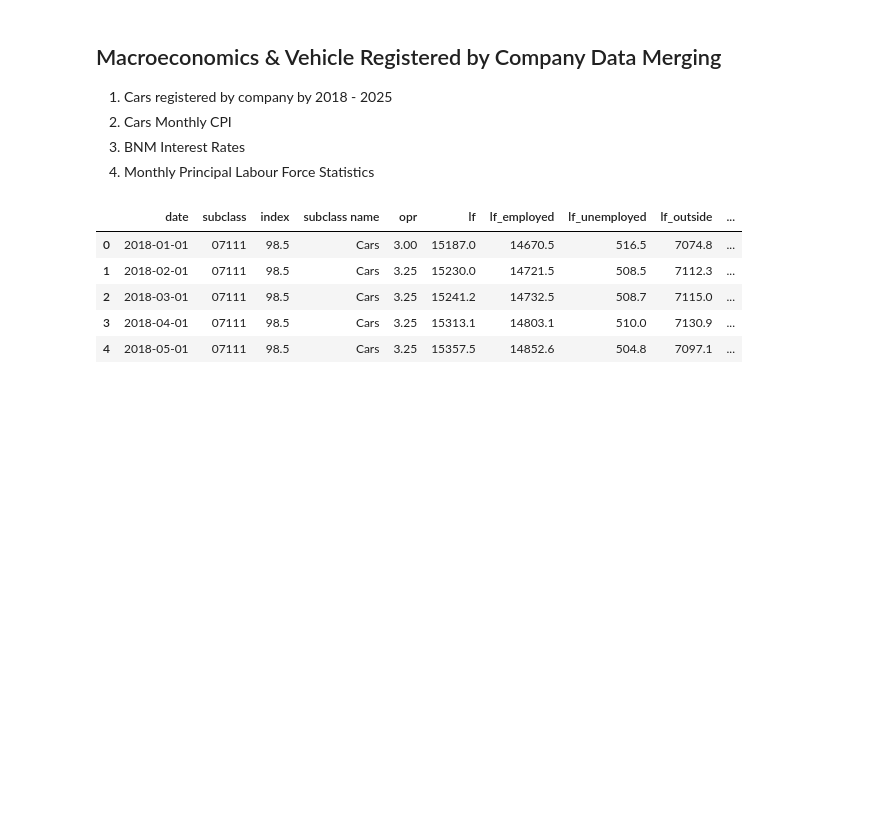
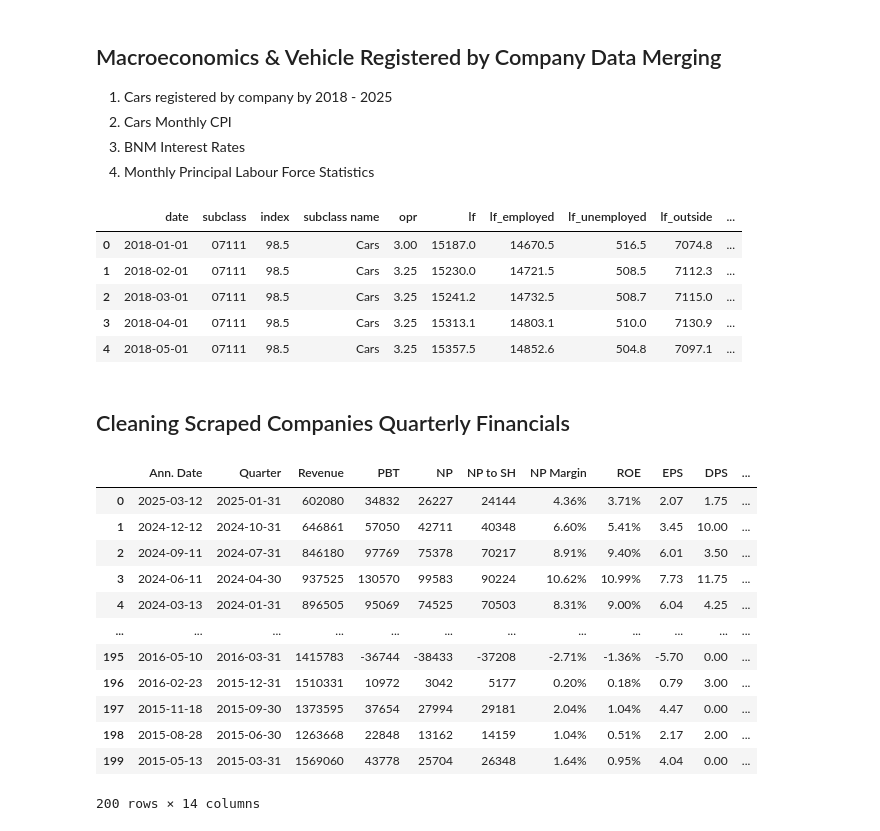
Before and after one commit to yejui626/automotive-bursa, a Jupyter notebook: data-preparation.ipynb, the cells around one changed output. Saved outputs shown, nothing was run; the diff lists cells and outputs as text; code cells hidden in the pictures; blank space fills up the shorter version.

```diff
--- a/data-preparation.ipynb
+++ b/data-preparation.ipynb
@@ -291,3 +291,63 @@ merged_df.rename(columns={
 }, inplace=True)
 # %%
 merged_df.to_csv("data/macro_data_merged.csv", index=False)
+# %% [markdown]
+## Cleaning Scraped Companies Quarterly Financials
+# %%
+import pandas as pd
+
+def clean_qr_file(file_path, company_name):
+    # Read the first 3 rows for header
+    df = pd.read_csv(file_path, header=1)
+
+    # Remove rows where any column in bermaz_df contains the string "Financial Year:"
+    df = df [~df .apply(lambda row: row.astype(str).str.contains("Financial Year:").any(), axis=1)]
+
+    # Remove columns that start with 'Unnamed'
+    df = df.loc[:, ~df.columns.str.startswith('Unnamed')]
+
+    # Add Company column
+    df['Company'] = company_name
+
+    return df
+
+# Example usage for multiple files:
+all_dfs = []
+file_list = [
+    ('data/quarterly_financials/Bermaz_Auto_Berhad.csv', 'Bermaz Auto Berhad'),
+    ('data/quarterly_financials/DRB-HICOM_Berhad.csv', 'DRB-HICOM Berhad'),
+    ('data/quarterly_financials/Sime_Darby.csv', 'Sime Darby Berhad'),
+    ('data/quarterly_financials/Sime_UMW.csv', 'Sime UMW Holdings Berhad'),
+    ('data/quarterly_financials/Tan_Chong_Motor_Holdings.csv', 'Tan Chong Motor Holdings Berhad')
+]
+
+for file_path, company in file_list:
+    cleaned_df = clean_qr_file(file_path, company)
+    all_dfs.append(cleaned_df)
+
+# Combine all into one master DataFrame
+master_df = pd.concat(all_dfs, ignore_index=True)
+# %%
+# Convert 'ann.date' and 'quarter' columns to datetime if they exist
+if 'Ann. Date' in master_df.columns:
+    master_df['Ann. Date'] = pd.to_datetime(master_df['Ann. Date'], errors='coerce')
+
+if 'Quarter' in master_df.columns:
+    # Try to parse 'Quarter' as period, then get start date
+    master_df['Quarter'] = pd.to_datetime(master_df['Quarter'], errors='coerce')
+# %%
+master_df
+# %% [output]
+|  | Ann. Date | Quarter | Revenue | PBT | NP | NP to SH | NP Margin | ROE | EPS | DPS | ... |
+| 0 | 2025-03-12 | 2025-01-31 | 602080 | 34832 | 26227 | 24144 | 4.36% | 3.71% | 2.07 | 1.75 | ... |
+| 1 | 2024-12-12 | 2024-10-31 | 646861 | 57050 | 42711 | 40348 | 6.60% | 5.41% | 3.45 | 10.00 | ... |
+| 2 | 2024-09-11 | 2024-07-31 | 846180 | 97769 | 75378 | 70217 | 8.91% | 9.40% | 6.01 | 3.50 | ... |
+| 3 | 2024-06-11 | 2024-04-30 | 937525 | 130570 | 99583 | 90224 | 10.62% | 10.99% | 7.73 | 11.75 | ... |
+| 4 | 2024-03-13 | 2024-01-31 | 896505 | 95069 | 74525 | 70503 | 8.31% | 9.00% | 6.04 | 4.25 | ... |
+| ... | ... | ... | ... | ... | ... | ... | ... | ... | ... | ... | ... |
+| 195 | 2016-05-10 | 2016-03-31 | 1415783 | -36744 | -38433 | -37208 | -2.71% | -1.36% | -5.70 | 0.00 | ... |
+| 196 | 2016-02-23 | 2015-12-31 | 1510331 | 10972 | 3042 | 5177 | 0.20% | 0.18% | 0.79 | 3.00 | ... |
+| 197 | 2015-11-18 | 2015-09-30 | 1373595 | 37654 | 27994 | 29181 | 2.04% | 1.04% | 4.47 | 0.00 | ... |
+| 198 | 2015-08-28 | 2015-06-30 | 1263668 | 22848 | 13162 | 14159 | 1.04% | 0.51% | 2.17 | 2.00 | ... |
+| 199 | 2015-05-13 | 2015-03-31 | 1569060 | 43778 | 25704 | 26348 | 1.64% | 0.95% | 4.04 | 0.00 | ... |
+200 rows × 14 columns
```
Also changed, not shown: parts of 4 cells of this notebook, 7 other files.
